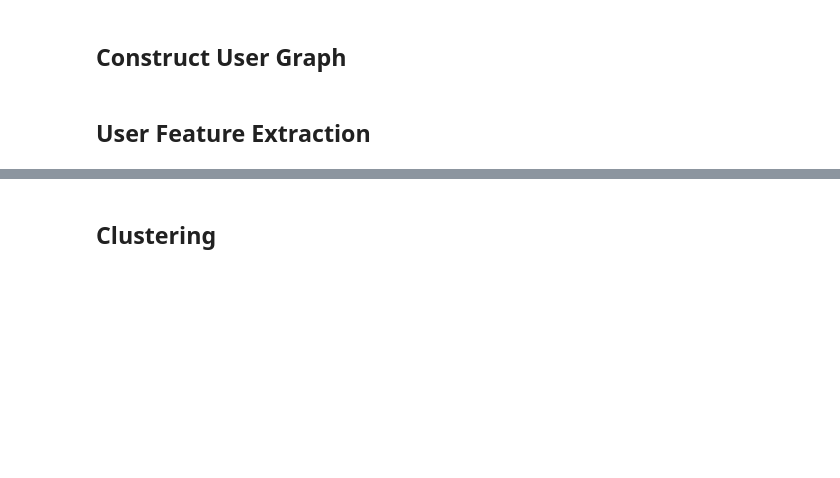
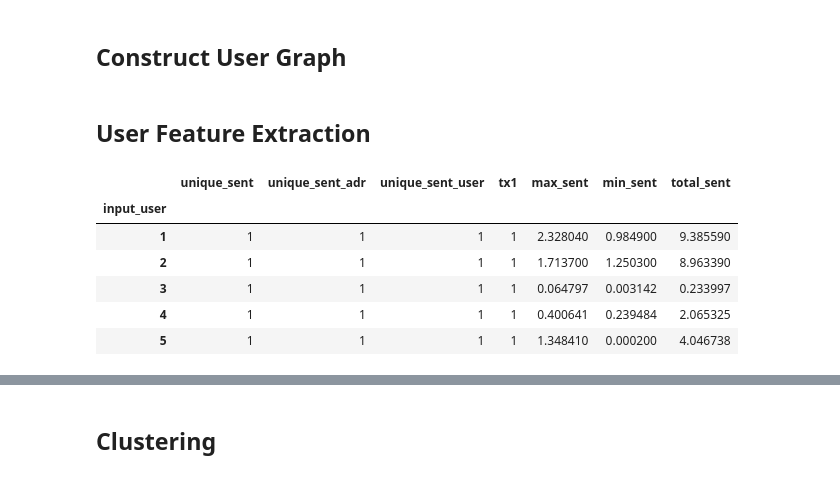
Before and after one commit to ZacharyChenpk/masters_thesis, a Jupyter notebook: user_graph.ipynb, the cells around one changed output, grey strips where cells are left out. Cells and saved outputs as stored; diff of their text form; code cells hidden in the pictures; blank space fills up the shorter version.

```diff
--- a/user_graph.ipynb
+++ b/user_graph.ipynb
@@ -268,0 +216,37 @@ user_df = user_df.drop(['tx1', 'tx2'], axis=1)
+# %%
+# user input features
+user_input_df = df.groupby('input_user').agg({
+    'id_txo_out': 'nunique', #Num unique times paid out
+    'oadr':'nunique', #Num of unique out addresses paid out
+    'output_user': 'nunique', #Num of unique users paid out (Out Degree)
+    #'id_txi': 'nunique', #Num unique times paid in
+    'id_t': 'nunique', #Num Txs involved in
+    'input_val': ['max', 'min']
+})
+
+user_input_df.columns = ['_'.join(col) for col in user_input_df.columns]
+
+user_input_df.rename(columns={
+    'id_txo_out_nunique': 'unique_sent',
+    'oadr_nunique': 'unique_sent_adr',
+    'output_user_nunique': 'unique_sent_user',  # (Out Degree)
+    'id_t_nunique': 'tx1',
+    'input_val_max': 'max_sent',
+    'input_val_min': 'min_sent'
+}, inplace=True)
+
+user_input_df['total_sent'] = (df['input_val'] / df['num_txo']).groupby(df['input_user']).sum()
+#dummy1 = (df['input_val'] / df['num_txo']).groupby(df['input_user']).sum()
+#dummy2 = (df['output_val'] / df['num_txi']).groupby(df['input_user']).sum()
+
+#print(user_df.tail())
+
+user_input_df.head()
+# %% [output]
+|  | unique_sent | unique_sent_adr | unique_sent_user | tx1 | max_sent | min_sent | total_sent |
+| input_user |  |  |  |  |  |  |  |
+| 1 | 1 | 1 | 1 | 1 | 2.328040 | 0.984900 | 9.385590 |
+| 2 | 1 | 1 | 1 | 1 | 1.713700 | 1.250300 | 8.963390 |
+| 3 | 1 | 1 | 1 | 1 | 0.064797 | 0.003142 | 0.233997 |
+| 4 | 1 | 1 | 1 | 1 | 0.400641 | 0.239484 | 2.065325 |
+| 5 | 1 | 1 | 1 | 1 | 1.348410 | 0.000200 | 4.046738 |
```
Also changed, not shown: parts of 11 cells of this notebook, 2 other files.
